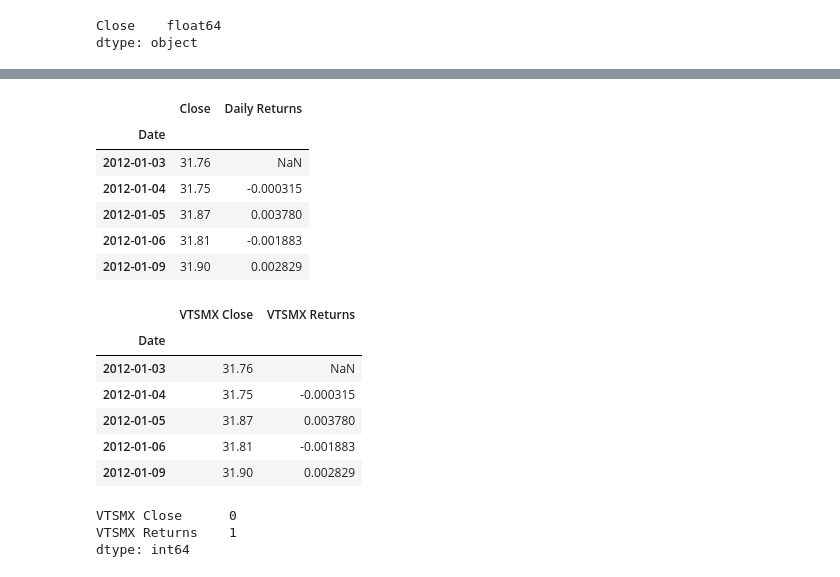
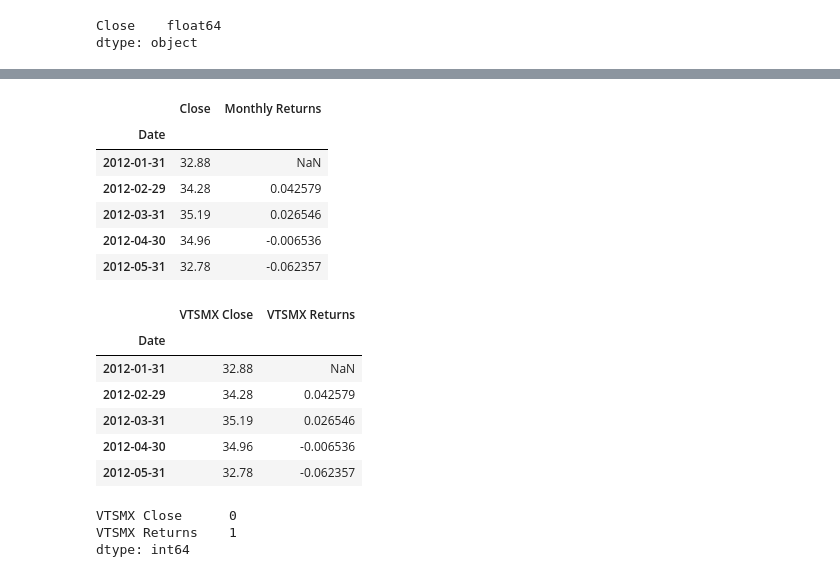
Before and after one commit to GuilleMGN/Group6, a Jupyter notebook: portfolio_inflation_analysis.ipynb, the cells around one changed output, grey strips where cells are left out. Cells and saved outputs as stored; diff of their text form; code cells hidden in the pictures.

Commit message:
Adjust code to get data for Monthly Returns instead of Daily

```diff
--- a/portfolio_inflation_analysis.ipynb
+++ b/portfolio_inflation_analysis.ipynb
@@ -64,3 +64,8 @@ print(vtsmx_df.dtypes)
 # %% [output]
 Close    float64
 dtype: object
+# %%
+# Sample DataFrame so it contains closing for month ends
+# Monthly Data will be used later as Inflation data is monthly
+vtsmx_df = vtsmx_df.resample('M').last()
+vtsmx_df
@@ -67,28 +87,28 @@ dtype: object
 # %%
-# Calculate Daily Returns
-vtsmx_df['Daily Returns'] = vtsmx_df['Close'].pct_change()
+# Calculate Monthly Returns
+vtsmx_df['Monthly Returns'] = vtsmx_df['Close'].pct_change()
 vtsmx_df.head()
 # %% [output]
-|  | Close | Daily Returns |
+|  | Close | Monthly Returns |
 | Date |  |  |
-| 2012-01-03 | 31.76 | NaN |
-| 2012-01-04 | 31.75 | -0.000315 |
-| 2012-01-05 | 31.87 | 0.003780 |
-| 2012-01-06 | 31.81 | -0.001883 |
-| 2012-01-09 | 31.90 | 0.002829 |
+| 2012-01-31 | 32.88 | NaN |
+| 2012-02-29 | 34.28 | 0.042579 |
+| 2012-03-31 | 35.19 | 0.026546 |
+| 2012-04-30 | 34.96 | -0.006536 |
+| 2012-05-31 | 32.78 | -0.062357 |
 # %%
-# Rename `Close` & 'Daily Returns' Columns to be specific
+# Rename `Close` & 'Returns' Columns to be specific
 columns = ["VTSMX Close", "VTSMX Returns"]
 vtsmx_df.columns = columns
 vtsmx_df.head()
 # %% [output]
 |  | VTSMX Close | VTSMX Returns |
 | Date |  |  |
-| 2012-01-03 | 31.76 | NaN |
-| 2012-01-04 | 31.75 | -0.000315 |
-| 2012-01-05 | 31.87 | 0.003780 |
-| 2012-01-06 | 31.81 | -0.001883 |
-| 2012-01-09 | 31.90 | 0.002829 |
+| 2012-01-31 | 32.88 | NaN |
+| 2012-02-29 | 34.28 | 0.042579 |
+| 2012-03-31 | 35.19 | 0.026546 |
+| 2012-04-30 | 34.96 | -0.006536 |
+| 2012-05-31 | 32.78 | -0.062357 |
 # %%
 # Count nulls
 vtsmx_df.isnull().sum()
```
Also changed, not shown: parts of 14 cells of this notebook.
